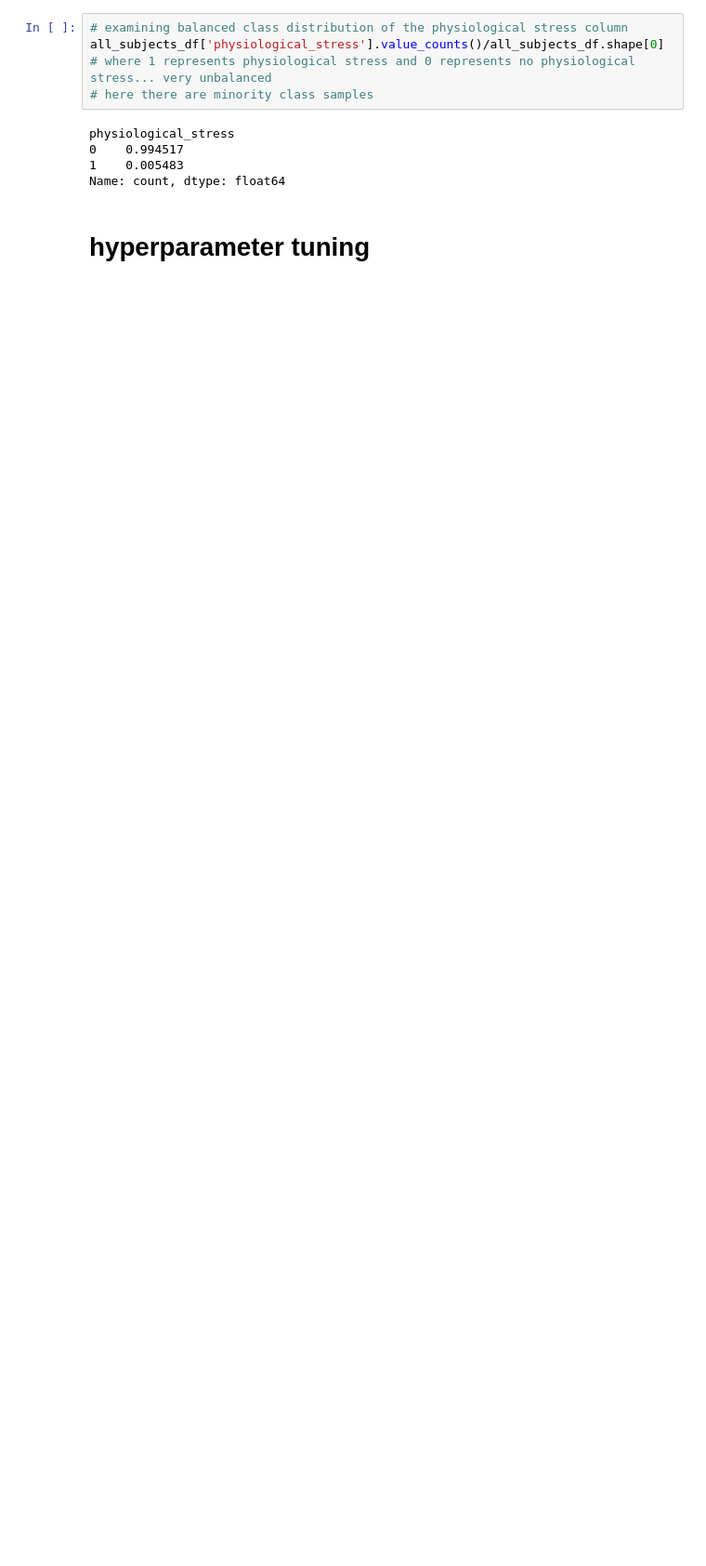
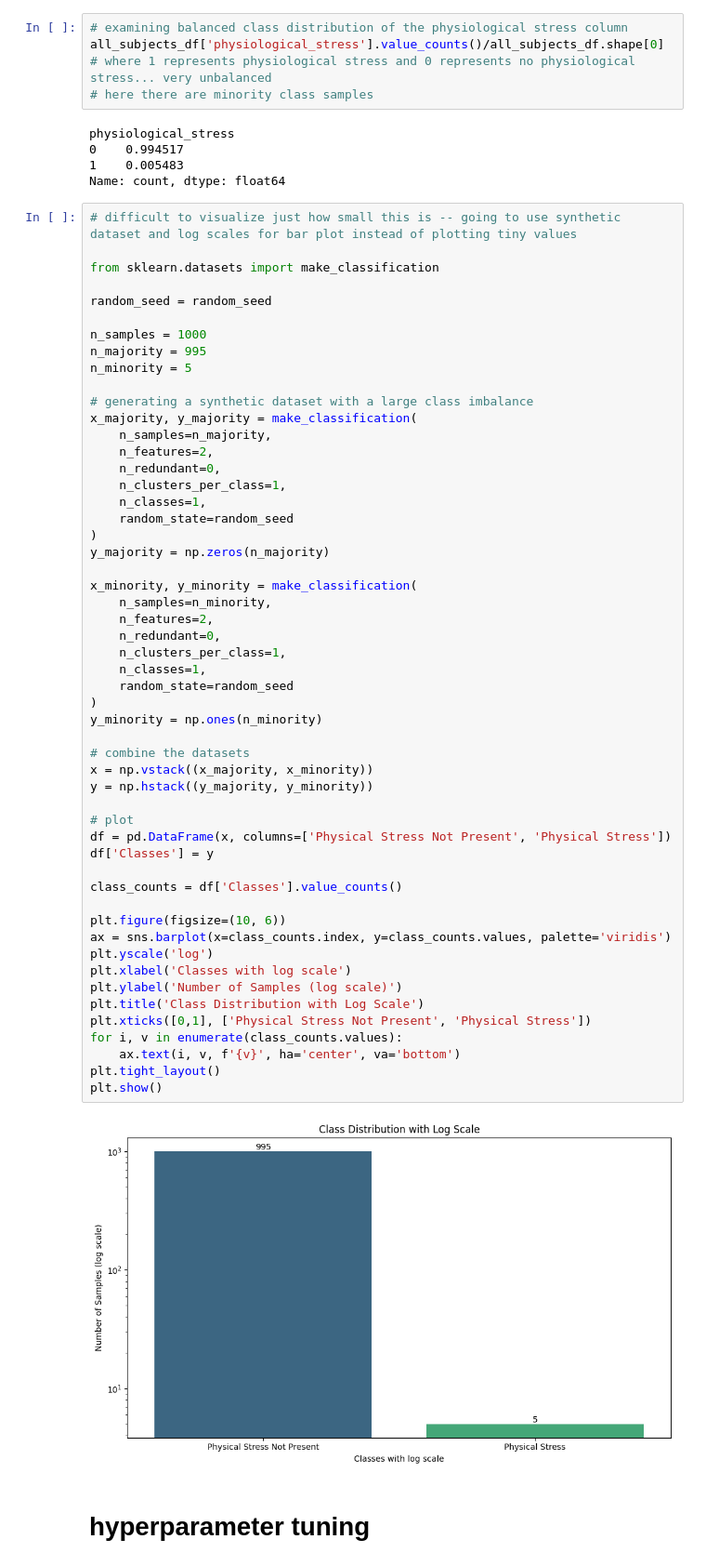
Before and after one commit to GW-datasci/25-spring-ESCHWARTZ, a Jupyter notebook: Code/Main.ipynb, the cells around one changed output. Shown at 93% size. Drawn from its saved outputs; the diff is of its cells as text; blank space fills up the shorter version.

```diff
--- a/Code/Main.ipynb
+++ b/Code/Main.ipynb
@@ -368,6 +325,61 @@ physiological_stress
 0    0.994517
 1    0.005483
 Name: count, dtype: float64
+# %%
+# difficult to visualize just how small this is -- going to use synthetic dataset and log scales for bar plot instead of plotting tiny values
+
+from sklearn.datasets import make_classification
+
+random_seed = random_seed
+
+n_samples = 1000
+n_majority = 995
+n_minority = 5
+
+# generating a synthetic dataset with a large class imbalance
+x_majority, y_majority = make_classification(
+    n_samples=n_majority,
+    n_features=2,
+    n_redundant=0,
+    n_clusters_per_class=1,
+    n_classes=1,
+    random_state=random_seed
+)
+y_majority = np.zeros(n_majority)
+
+x_minority, y_minority = make_classification(
+    n_samples=n_minority,
+    n_features=2,
+    n_redundant=0,
+    n_clusters_per_class=1,
+    n_classes=1,
+    random_state=random_seed
+)
+y_minority = np.ones(n_minority)
+
+# combine the datasets
+x = np.vstack((x_majority, x_minority))
+y = np.hstack((y_majority, y_minority))
+
+# plot
+df = pd.DataFrame(x, columns=['Physical Stress Not Present', 'Physical Stress'])
+df['Classes'] = y
+
+class_counts = df['Classes'].value_counts()
+
+plt.figure(figsize=(10, 6))
+ax = sns.barplot(x=class_counts.index, y=class_counts.values, palette='viridis')
+plt.yscale('log')
+plt.xlabel('Classes with log scale')
+plt.ylabel('Number of Samples (log scale)')
+plt.title('Class Distribution with Log Scale')
+plt.xticks([0,1], ['Physical Stress Not Present', 'Physical Stress'])
+for i, v in enumerate(class_counts.values):
+    ax.text(i, v, f'{v}', ha='center', va='bottom')
+plt.tight_layout()
+plt.show()
+# %% [output]
+[figure, added]
 # %% [markdown]
 # hyperparameter tuning
 # %%
```
Also changed, not shown: parts of 12 cells of this notebook.
